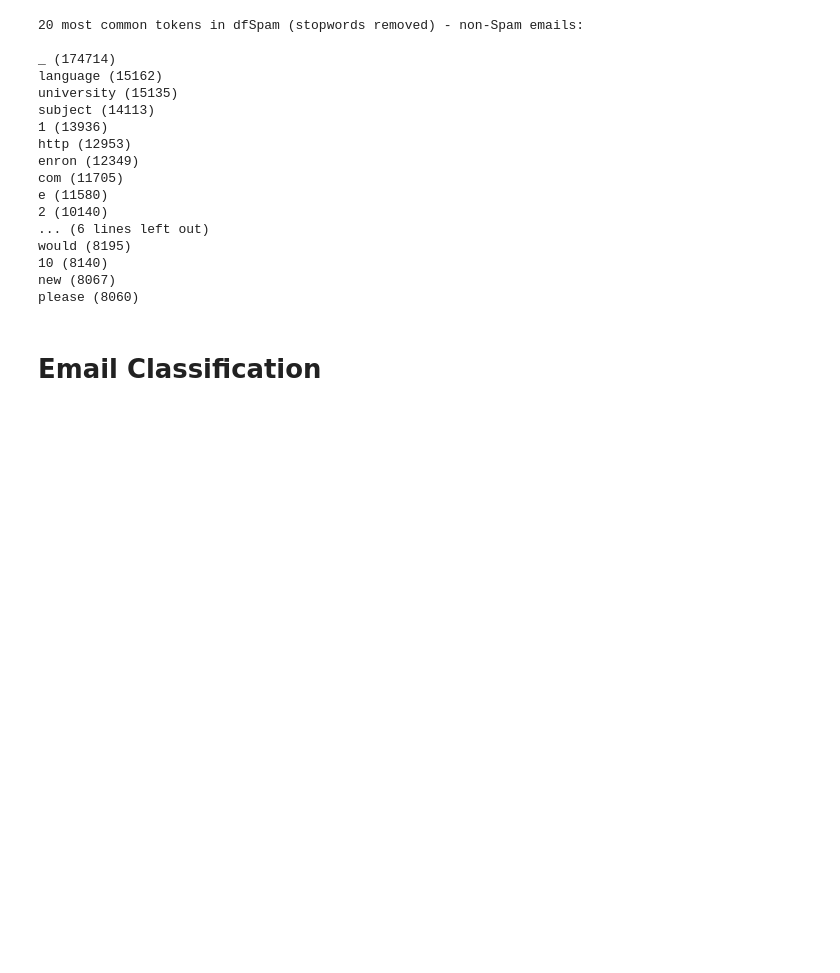
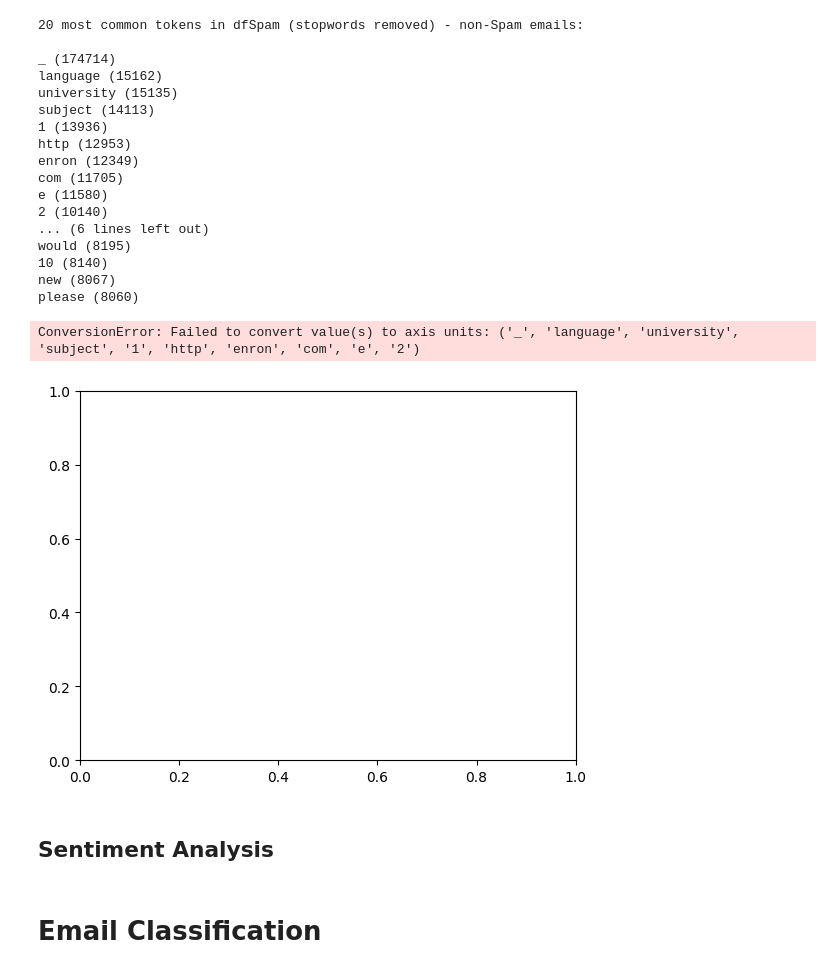
Before and after one commit to Twigonometry/Phishing-ML, a Jupyter notebook: classif.ipynb, the cells around one changed output. Saved outputs shown, nothing was run; the diff lists cells and outputs as text; code cells hidden in the pictures; blank space fills up the shorter version.

```diff
--- a/classif.ipynb
+++ b/classif.ipynb
@@ -422,6 +444,17 @@ would (8195)
 10 (8140)
 new (8067)
 please (8060)
+# %%
+def plot_hist(counter, n, name):
+    words, counts = list(zip(*counter.most_common(n)))
+    plt.hist(counts, words)
+# %%
+plot_hist(d2_neg_counts, 10, "dfSpam (stopwords removed) - non-Spam emails")
+# %% [output]
+ConversionError: Failed to convert value(s) to axis units: ('_', 'language', 'university', 'subject', '1', 'http', 'enron', 'com', 'e', '2')
+[figure, added]
+# %% [markdown]
+## Sentiment Analysis
 # %% [markdown]
 # Email Classification
 # %% [markdown]
```
Also changed, not shown: parts of 12 cells of this notebook.
